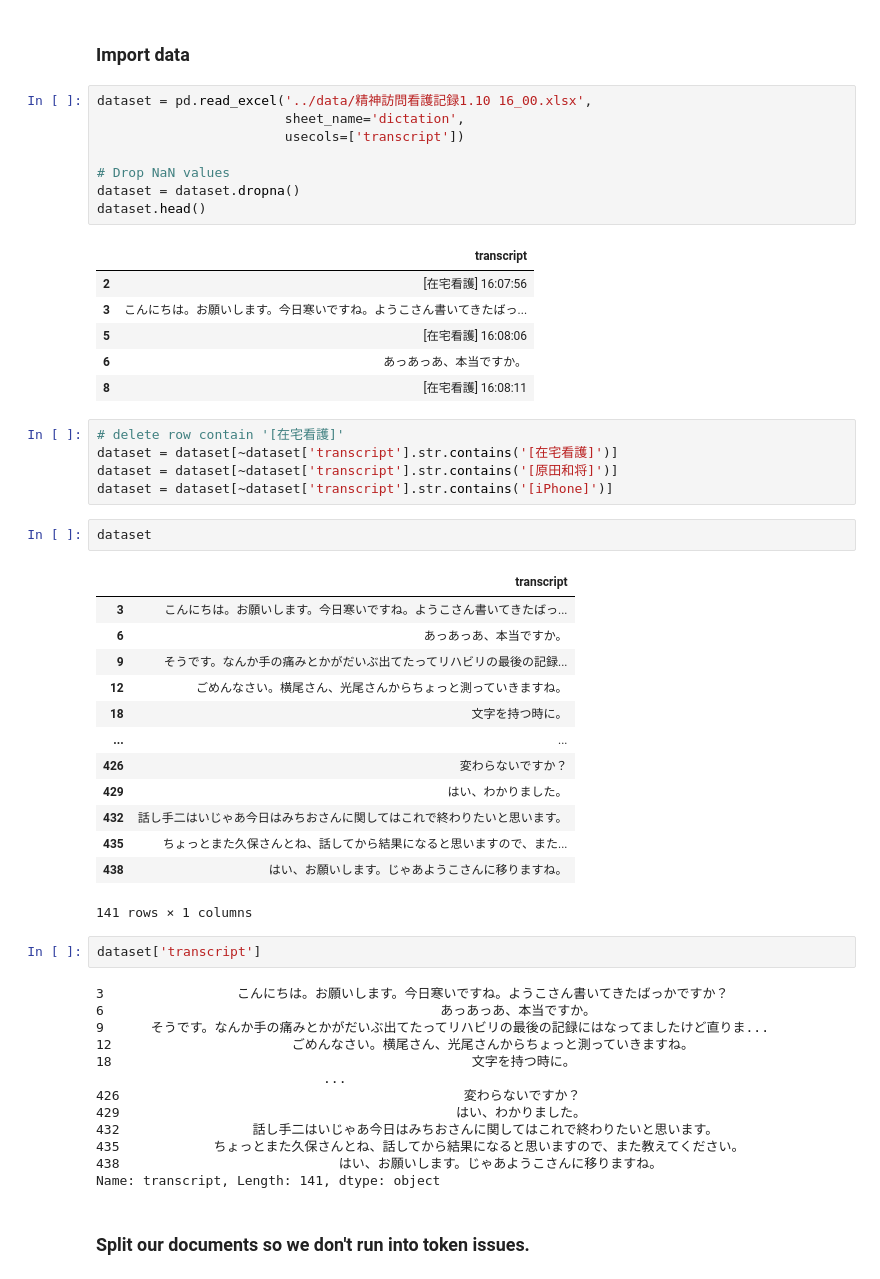
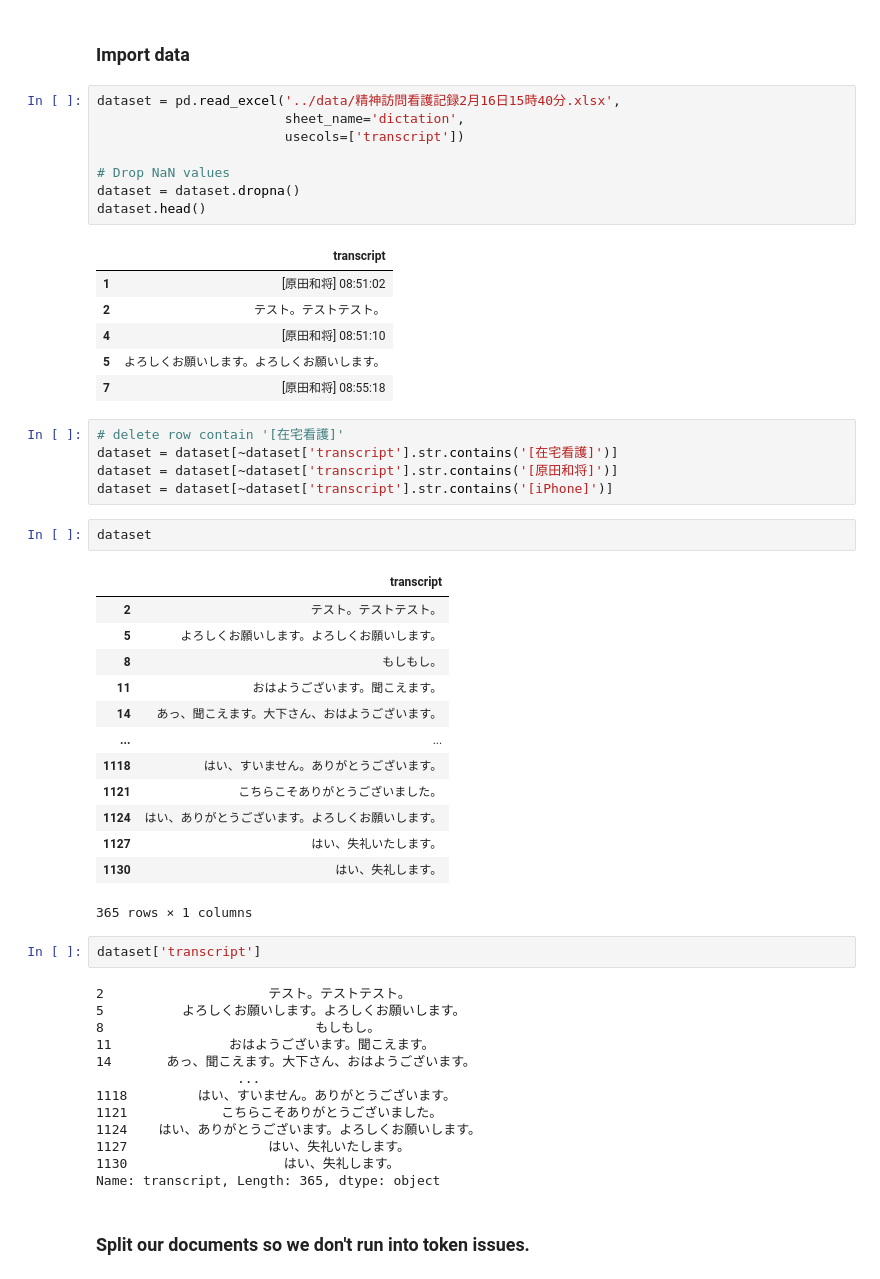
Before and after one commit to atoxcode/extract-transcript-by-llm, a Jupyter notebook: 6. spo2(langchain).ipynb, the cells around one changed output. Drawn from its saved outputs; the diff is of its cells as text.

```diff
--- a/6. spo2(langchain).ipynb
+++ b/6. spo2(langchain).ipynb
@@ -34,20 +34,20 @@ os.environ['OPENAI_API_KEY'] = "sk-LM6Xcvi11CeHBxFR1OsjT3BlbkFJwAkbjB8IgPHaJbrZ9
 # %% [markdown]
 ### Import data
 # %%
-dataset = pd.read_excel('../data/精神訪問看護記録1.10 16_00.xlsx',
+dataset = pd.read_excel('../data/精神訪問看護記録2月16日15時40分.xlsx',
                         sheet_name='dictation',
                         usecols=['transcript'])
 
 # Drop NaN values
 dataset = dataset.dropna()
 dataset.head()
 # %% [output]
 |  | transcript |
-| 2 | [在宅看護] 16:07:56 |
-| 3 | こんにちは。お願いします。今日寒いですね。ようこさん書いてきたばっ... |
-| 5 | [在宅看護] 16:08:06 |
-| 6 | あっあっあ、本当ですか。 |
-| 8 | [在宅看護] 16:08:11 |
+| 1 | [原田和将] 08:51:02 |
+| 2 | テスト。テストテスト。 |
+| 4 | [原田和将] 08:51:10 |
+| 5 | よろしくお願いします。よろしくお願いします。 |
+| 7 | [原田和将] 08:55:18 |
 # %%
 # delete row contain '[在宅看護]'
 dataset = dataset[~dataset['transcript'].str.contains('[在宅看護]')]
@@ -57,33 +57,33 @@ dataset = dataset[~dataset['transcript'].str.contains('[iPhone]')]
 dataset
 # %% [output]
 |  | transcript |
-| 3 | こんにちは。お願いします。今日寒いですね。ようこさん書いてきたばっ... |
-| 6 | あっあっあ、本当ですか。 |
-| 9 | そうです。なんか手の痛みとかがだいぶ出てたってリハビリの最後の記録... |
-| 12 | ごめんなさい。横尾さん、光尾さんからちょっと測っていきますね。 |
-| 18 | 文字を持つ時に。 |
+| 2 | テスト。テストテスト。 |
+| 5 | よろしくお願いします。よろしくお願いします。 |
+| 8 | もしもし。 |
+| 11 | おはようございます。聞こえます。 |
+| 14 | あっ、聞こえます。大下さん、おはようございます。 |
 | ... | ... |
-| 426 | 変わらないですか？ |
-| 429 | はい、わかりました。 |
-| 432 | 話し手二はいじゃあ今日はみちおさんに関してはこれで終わりたいと思います。 |
-| 435 | ちょっとまた久保さんとね、話してから結果になると思いますので、また... |
-| 438 | はい、お願いします。じゃあようこさんに移りますね。 |
+| 1118 | はい、すいません。ありがとうございます。 |
+| 1121 | こちらこそありがとうございました。 |
+| 1124 | はい、ありがとうございます。よろしくお願いします。 |
+| 1127 | はい、失礼いたします。 |
+| 1130 | はい、失礼します。 |
-141 rows × 1 columns
+365 rows × 1 columns
 # %%
 dataset['transcript']
 # %% [output]
-3                 こんにちは。お願いします。今日寒いですね。ようこさん書いてきたばっかですか？
-6                                           あっあっあ、本当ですか。
-9      そうです。なんか手の痛みとかがだいぶ出てたってリハビリの最後の記録にはなってましたけど直りま...
-12                       ごめんなさい。横尾さん、光尾さんからちょっと測っていきますね。
-18                                              文字を持つ時に。
-                             ...
-426                                            変わらないですか？
-429                                           はい、わかりました。
-432                 話し手二はいじゃあ今日はみちおさんに関してはこれで終わりたいと思います。
-435            ちょっとまた久保さんとね、話してから結果になると思いますので、また教えてください。
-438                            はい、お願いします。じゃあようこさんに移りますね。
-Name: transcript, Length: 141, dtype: object
+2                     テスト。テストテスト。
+5          よろしくお願いします。よろしくお願いします。
+8                           もしもし。
+11               おはようございます。聞こえます。
+14       あっ、聞こえます。大下さん、おはようございます。
+                  ...
+1118         はい、すいません。ありがとうございます。
+1121            こちらこそありがとうございました。
+1124    はい、ありがとうございます。よろしくお願いします。
+1127                  はい、失礼いたします。
+1130                    はい、失礼します。
+Name: transcript, Length: 365, dtype: object
 # %% [markdown]
 ### Split our documents so we don't run into token issues.
 # %%
```
Also changed, not shown: parts of 4 cells of this notebook, 1 other file.
